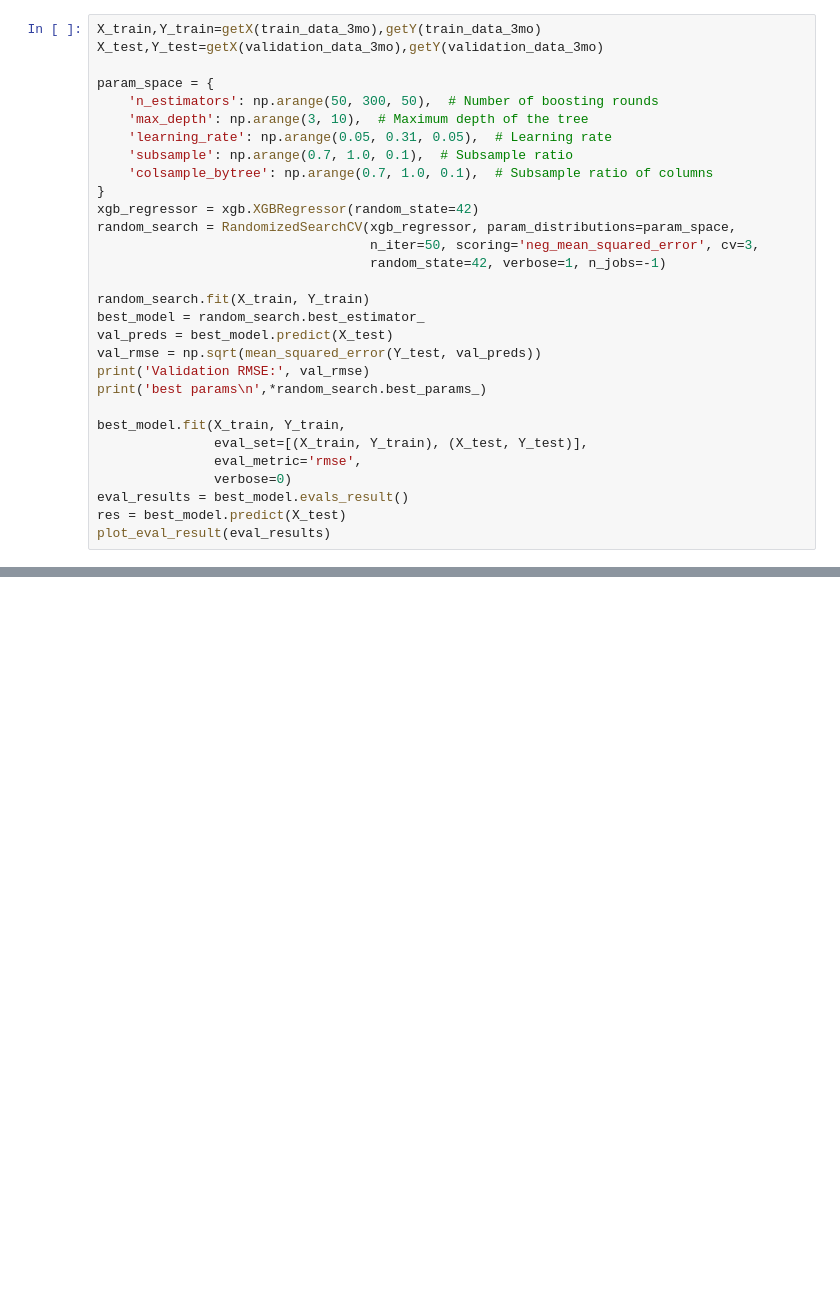
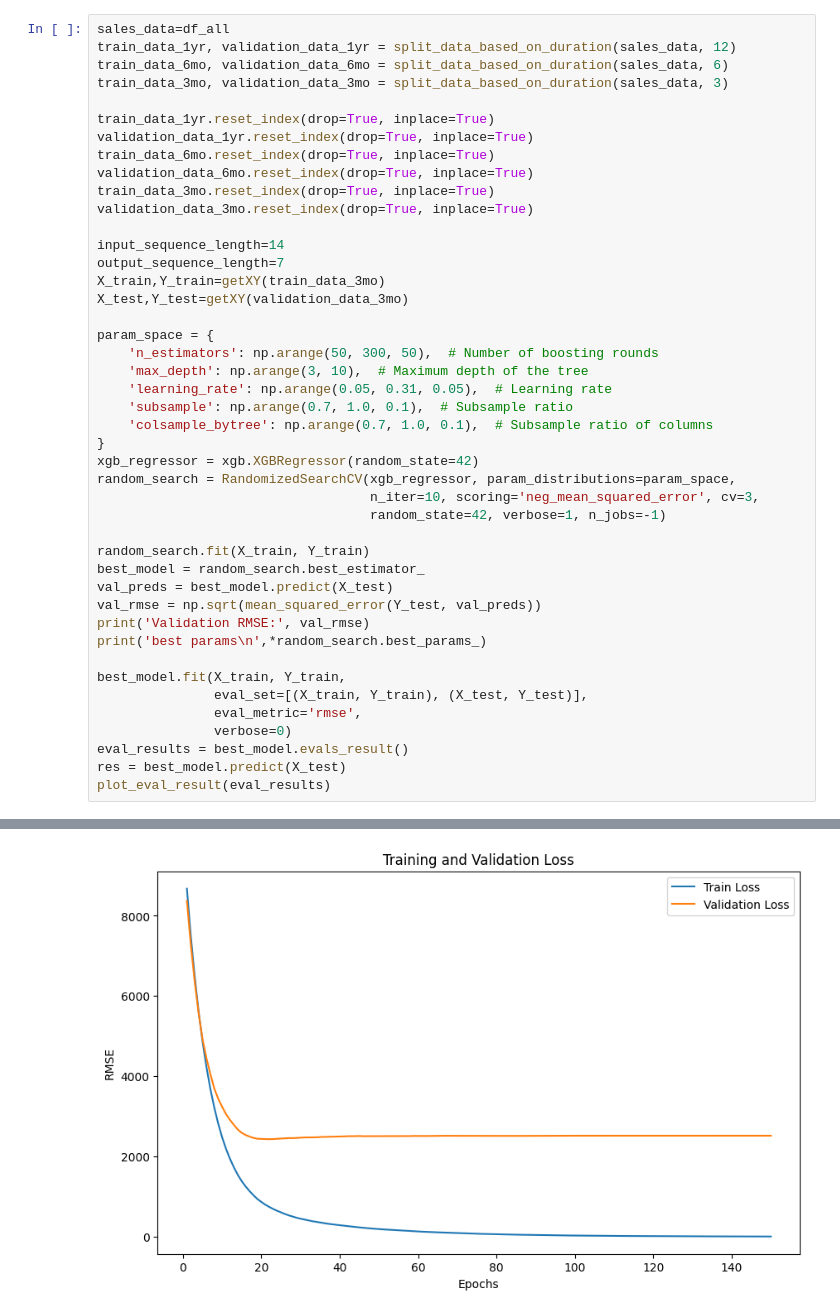
Before and after one commit to Last-Autumn-Leaf/dionysos, a Jupyter notebook: newModel.ipynb, the cells around one changed output, grey strips where cells are left out. Saved outputs shown, nothing was run; the diff lists cells and outputs as text; blank space fills up the shorter version.

```diff
--- a/newModel.ipynb
+++ b/newModel.ipynb
@@ -109,6 +107,20 @@ validation_data_3mo.reset_index(drop=True, inplace=True)
 # %%
-X_train,Y_train=getX(train_data_3mo),getY(train_data_3mo)
-X_test,Y_test=getX(validation_data_3mo),getY(validation_data_3mo)
+sales_data=df_all
+train_data_1yr, validation_data_1yr = split_data_based_on_duration(sales_data, 12)
+train_data_6mo, validation_data_6mo = split_data_based_on_duration(sales_data, 6)
+train_data_3mo, validation_data_3mo = split_data_based_on_duration(sales_data, 3)
+
+train_data_1yr.reset_index(drop=True, inplace=True)
+validation_data_1yr.reset_index(drop=True, inplace=True)
+train_data_6mo.reset_index(drop=True, inplace=True)
+validation_data_6mo.reset_index(drop=True, inplace=True)
+train_data_3mo.reset_index(drop=True, inplace=True)
+validation_data_3mo.reset_index(drop=True, inplace=True)
+
+input_sequence_length=14
+output_sequence_length=7
+X_train,Y_train=getXY(train_data_3mo)
+X_test,Y_test=getXY(validation_data_3mo)
 
 param_space = {
     'n_estimators': np.arange(50, 300, 50),  # Number of boosting rounds
@@ -119,7 +131,7 @@ param_space = {
 }
 xgb_regressor = xgb.XGBRegressor(random_state=42)
 random_search = RandomizedSearchCV(xgb_regressor, param_distributions=param_space,
-                                   n_iter=50, scoring='neg_mean_squared_error', cv=3,
+                                   n_iter=10, scoring='neg_mean_squared_error', cv=3,
                                    random_state=42, verbose=1, n_jobs=-1)
 
 random_search.fit(X_train, Y_train)
@@ -136,3 +148,4 @@ best_model.fit(X_train, Y_train,
 eval_results = best_model.evals_result()
 res = best_model.predict(X_test)
 plot_eval_result(eval_results)
+# %% [output]
@@ -139 +156,2 @@ plot_eval_result(eval_results)
+[figure, added]
 # %%
```
Also changed, not shown: parts of 10 cells of this notebook.
